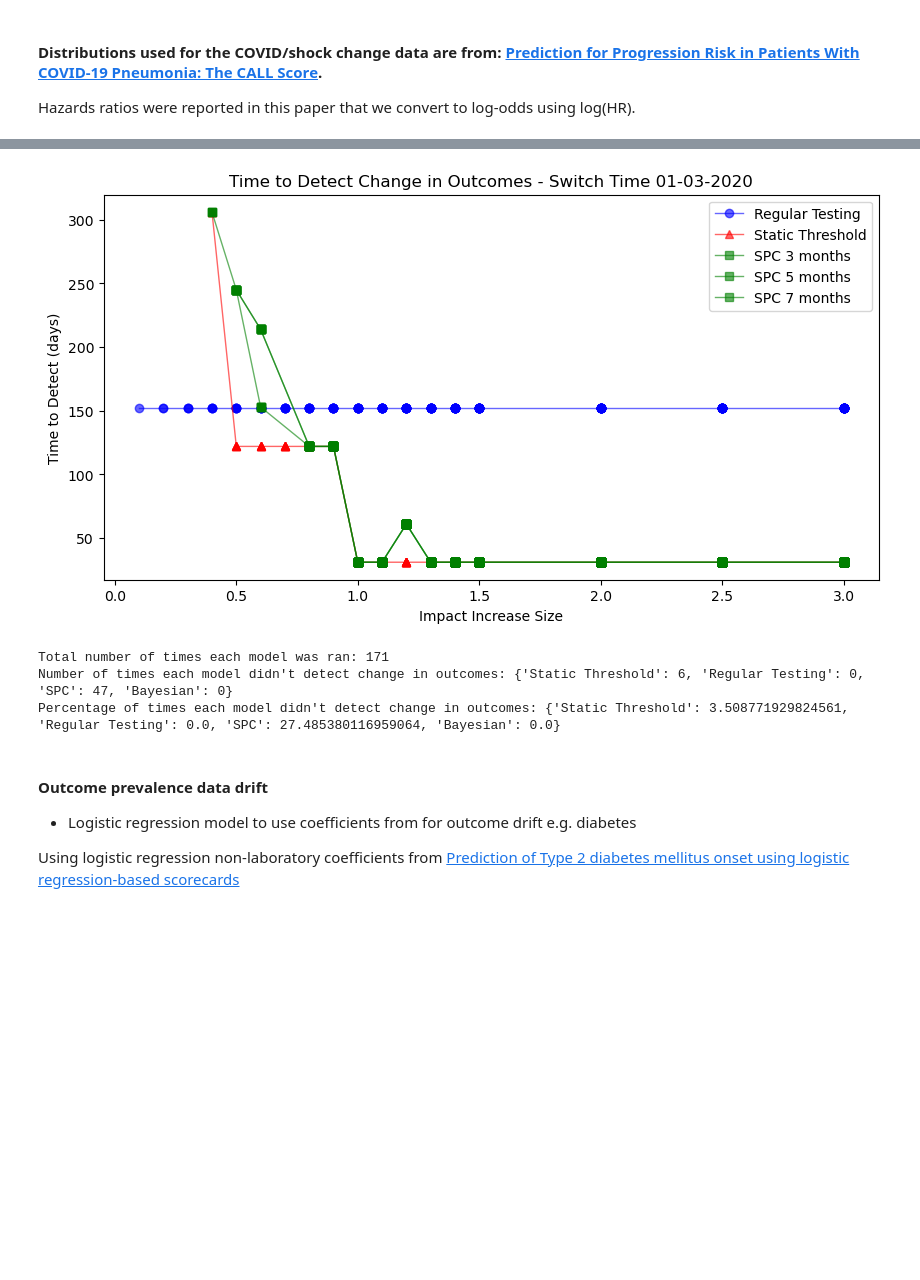
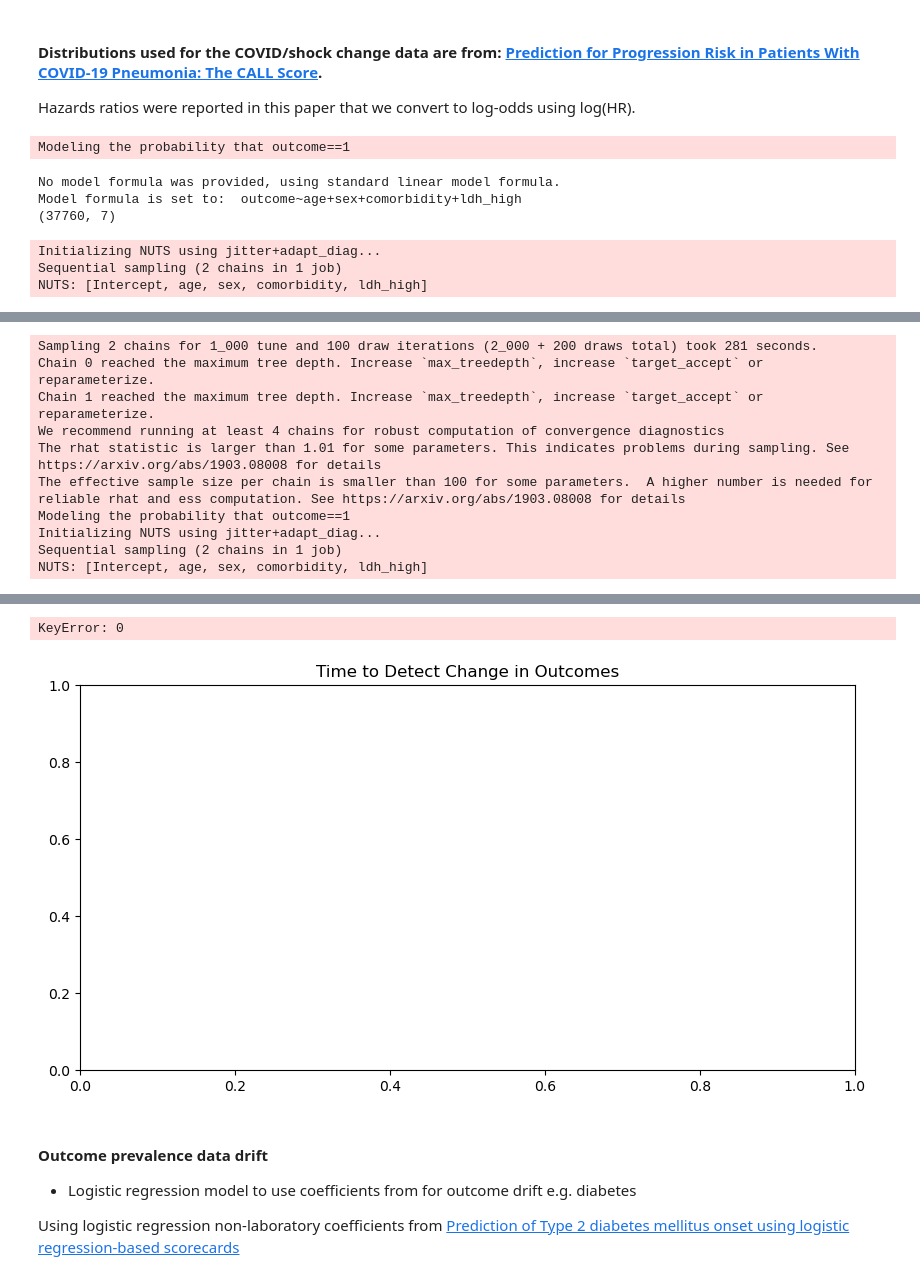
Before and after one commit to sdrelton/PREDICT, a Jupyter notebook: Comparison/detect_comparison.ipynb, the cells around one changed output, grey strips where cells are left out. Saved outputs shown, nothing was run; the diff lists cells and outputs as text; code cells hidden in the pictures; blank space fills up the shorter version.

Commit message:
Basic Bayesian models working

```diff
--- a/Comparison/detect_comparison.ipynb
+++ b/Comparison/detect_comparison.ipynb
@@ -236,8 +248,8 @@ Hazards ratios were reported in this paper that we convert to log-odds using log
 total_runs = 0
 
 #custom_impacts = [1.0, 1.5, 2.0, 2.5, 3.0, 3.5, 4.0]
-custom_impacts = [0.1, 0.2, 0.3, 0.4, 0.5, 0.6, 0.7, 0.8, 0.9, 1.0, 1.1, 1.2, 1.3, 1.4, 1.5, 2.0, 2.5, 3.0]
-switchDateStrings = ['01-03-2020']#, '01-04-2020']#, '01-05-2020']
+custom_impacts = [0.1]#, 0.2, 0.3, 0.4, 0.5, 0.6, 0.7, 0.8, 0.9, 1.0, 1.1, 1.2, 1.3, 1.4, 1.5, 2.0, 2.5, 3.0]
+switchDateStrings = ['01-10-2024']#, '01-04-2020']#, '01-05-2020']
 undetected = dict({"Static Threshold": 0, "Regular Testing": 0, "SPC": 0, "Bayesian": 0})
 
 hr_age = 0.5
@@ -248,6 +260,8 @@ log_age = np.log(hr_age)
 log_ldh = np.log(hr_ldh)
 log_comorbidity = np.log(hr_comorbidity)
 
+plt.figure(figsize=(10, 5))
+plt.title(f"Time to Detect Change in Outcomes")
 
 for switchDateString in switchDateStrings:
     switch_times = []
@@ -346,33 +360,33 @@ for switchDateString in switchDateStrings:
             model = RecalibratePredictions()
             model.trigger = TimeframeTrigger(model=model, updateTimestep=100, dataStart=df['date'].min(), dataEnd=df['date'].max())
             total_runs +=1
-            ttd = get_model_updated_log(df, model, switch_times, i, "Regular Testing")
+            ttd = get_model_updated_log(df, model, switch_times, i, "Regular Testing", undetected)
             regular_ttd.append(ttd)
 
             ############################ Static Threshold ############################
             model = RecalibratePredictions()
             recalthreshold = 0.86 # Paper has AUROC of 0.91, with lower CI at 0.86
             model.trigger = AUROCThreshold(model=model, prediction_threshold=recalthreshold)
-            ttd = get_model_updated_log(df, model, switch_times, i, "Static Threshold")
+            ttd = get_model_updated_log(df, model, switch_times, i, "Static Threshold", undetected)
             static_ttd.append(ttd)
 
             ############################ SPC ############################
             model = RecalibratePredictions()
             model.trigger = SPCTrigger(model=model, input_data=df, numMonths=3, verbose=False)
-            ttd = get_model_updated_log(df, model, switch_times, i, "SPC")
+            ttd = get_model_updated_log(df, model, switch_times, i, "SPC", undetected)
             spc_ttd3.append(ttd)
             model.trigger = SPCTrigger(model=model, input_data=df, numMonths=5, verbose=False)
-            ttd = get_model_updated_log(df, model, switch_times, i, "SPC")
+            ttd = get_model_updated_log(df, model, switch_times, i, "SPC", undetected)
             spc_ttd5.append(ttd)
             model.trigger = SPCTrigger(model=model, input_data=df, numMonths=7, verbose=False)
-            ttd = get_model_updated_log(df, model, switch_times, i, "SPC")
+            ttd = get_model_updated_log(df, model, switch_times, i, "SPC", undetected)
             spc_ttd7.append(ttd)
 
             ############################ Bayesian ############################
-            # model = BayesianModel(input_data=df, priors={"Intercept": (-1.5, 0.1), "age": (44, 16.3), "sex": (1, 0.562), "comorbidity": (1, 0.3), "ldh_high": (1, 0.15)}, cores=1, verbose=False, draws=100, chains=2)
-            # model.trigger = BayesianRefitTrigger(model=model, input_data=df, refitFrequency=1)
-            # ttd = get_model_updated_log(df, model, switch_times, i, "Bayesian")
-            # bayesian_ttd.append(ttd)
+            model = BayesianModel(input_data=df, priors={"Intercept": (-1.5, 0.1), "age": (44, 16.3), "sex": (1, 0.562), "comorbidity": (1, 0.3), "ldh_high": (1, 0.15)}, cores=1, verbose=False, draws=100, chains=2)
+            model.trigger = BayesianRefitTrigger(model=model, input_data=df, refitFrequency=1)
+            ttd = get_model_updated_log(df, model, switch_times, i, "Bayesian", undetected)
+            bayesian_ttd.append(ttd)
 
             # kmf = KaplanMeierFitter()
             # print("regular_ttd", regular_ttd, "length:", len(regular_ttd))
@@ -382,8 +396,7 @@ for switchDateString in switchDateStrings:
 
 
     # plot the time to detect for all models
-    plt.figure(figsize=(10, 5))
-    plt.title(f"Time to Detect Change in Outcomes - Switch Time {switchDateString}")
+
     regular_ttd_df = pd.DataFrame({"drop_sizes": drop_sizes, "regular_ttd": regular_ttd}).dropna(inplace=False)
     plt.plot("drop_sizes", "regular_ttd", color='blue', label='Regular Testing', marker='o', alpha=0.6, linewidth=1, data=regular_ttd_df)
     static_ttd_df = pd.DataFrame({"drop_sizes": drop_sizes, "static_ttd": static_ttd}).dropna(inplace=False)
@@ -394,12 +407,14 @@ for switchDateString in switchDateStrings:
     plt.plot("drop_sizes", "spc_ttd5", color='green', label='SPC 5 months', marker='s', alpha=0.6, linewidth=1, data=spc_ttd5_df)
     spc_ttd7_df = pd.DataFrame({"drop_sizes": drop_sizes, "spc_ttd7": spc_ttd7}).dropna(inplace=False)
     plt.plot("drop_sizes", "spc_ttd7", color='green', label='SPC 7 months', marker='s', alpha=0.6, linewidth=1, data=spc_ttd7_df)
-    # bayesian_ttd_df = pd.DataFrame({"drop_sizes": drop_sizes, "bayesian_ttd": bayesian_ttd}).dropna(inplace=False)
-    # plt.plot("drop_sizes", "bayesian_ttd", color='purple', label='Bayesian', marker='x', alpha=0.6, linewidth=1, data=bayesian_ttd_df)
-    plt.xlabel("Impact Increase Size")
-    plt.ylabel("Time to Detect (days)")
-    plt.legend()
-    plt.show()
+    bayesian_ttd_df = pd.DataFrame({"drop_sizes": drop_sizes, "bayesian_ttd": bayesian_ttd}).dropna(inplace=False)
+    plt.plot("drop_sizes", "bayesian_ttd", color='purple', label='Bayesian', marker='x', alpha=0.6, linewidth=1, data=bayesian_ttd_df)
+plt.xlabel("Impact Increase Size")
+plt.ylabel("Time to Detect (days)")
+handles, labels = plt.gca().get_legend_handles_labels()
+# Ensure only the first plot of each model is labelled in the legend
+plt.legend(handles[:6], labels[:6])
+plt.show()
 
 # kmf = KaplanMeierFitter()
 # kmf.fit(regular_ttd, event_observed=curoutcomes, label='Regular Testing')
@@ -408,6 +423,14 @@ for switchDateString in switchDateStrings:
 # Print the number of undetected models
 print(f"Total number of times each model was ran: {total_runs}")
 percentages = {key: (value / total_runs * 100) if total_runs > 0 else 0 for key, value in undetected.items()}
+percentages["SPC"] /= 3 # divide by 3 since SPC was run 3 times
 print("Number of times each model didn't detect change in outcomes:", undetected)
 print("Percentage of times each model didn't detect change in outcomes:", percentages)
 # %% [output]
+Modeling the probability that outcome==1
+No model formula was provided, using standard linear model formula.
+Model formula is set to:  outcome~age+sex+comorbidity+ldh_high
+(37760, 7)
+Initializing NUTS using jitter+adapt_diag...
+Sequential sampling (2 chains in 1 job)
+NUTS: [Intercept, age, sex, comorbidity, ldh_high]
@@ -413,0 +439,10 @@ print("Percentage of times each model didn't detect change in outcomes:", percen
+Sampling 2 chains for 1_000 tune and 100 draw iterations (2_000 + 200 draws total) took 281 seconds.
+Chain 0 reached the maximum tree depth. Increase `max_treedepth`, increase `target_accept` or reparameterize.
+Chain 1 reached the maximum tree depth. Increase `max_treedepth`, increase `target_accept` or reparameterize.
+We recommend running at least 4 chains for robust computation of convergence diagnostics
+The rhat statistic is larger than 1.01 for some parameters. This indicates problems during sampling. See https://arxiv.org/abs/1903.08008 for details
+The effective sample size per chain is smaller than 100 for some parameters.  A higher number is needed for reliable rhat and ess computation. See https://arxiv.org/abs/1903.08008 for details
+Modeling the probability that outcome==1
+Initializing NUTS using jitter+adapt_diag...
+Sequential sampling (2 chains in 1 job)
+NUTS: [Intercept, age, sex, comorbidity, ldh_high]
@@ -414,7 +451,5 @@ print("Percentage of times each model didn't detect change in outcomes:", percen
+KeyError: 0
-[figure, old version]
+[figure, new version]
-Total number of times each model was ran: 171
-Number of times each model didn't detect change in outcomes: {'Static Threshold': 6, 'Regular Testing': 0, 'SPC': 47, 'Bayesian': 0}
-Percentage of times each model didn't detect change in outcomes: {'Static Threshold': 3.508771929824561, 'Regular Testing': 0.0, 'SPC': 27.485380116959064, 'Bayesian': 0.0}
 # %% [markdown]
 #### Outcome prevalence data drift
 
```
Also changed, not shown: parts of 5 cells of this notebook.
